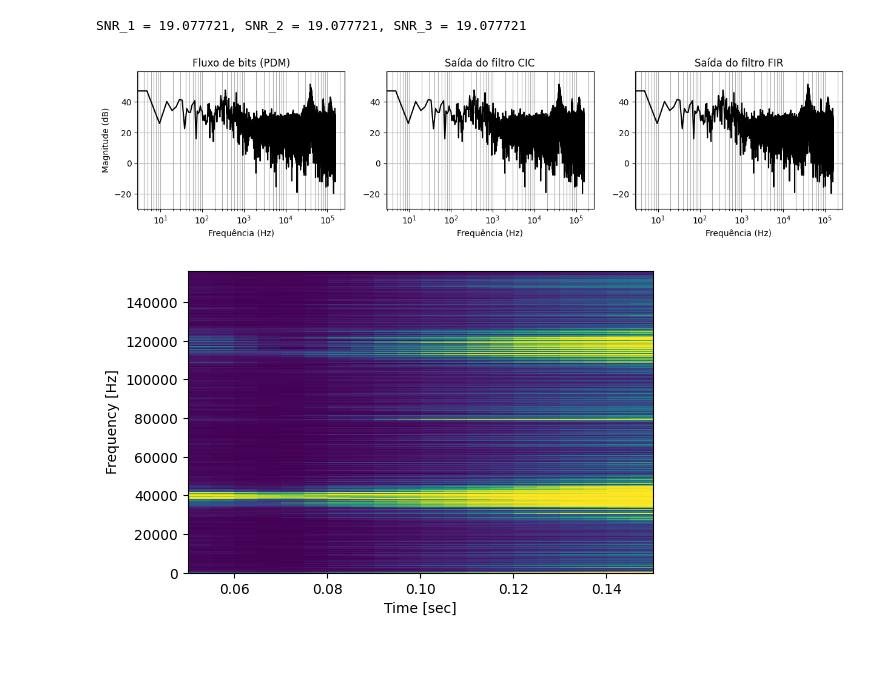
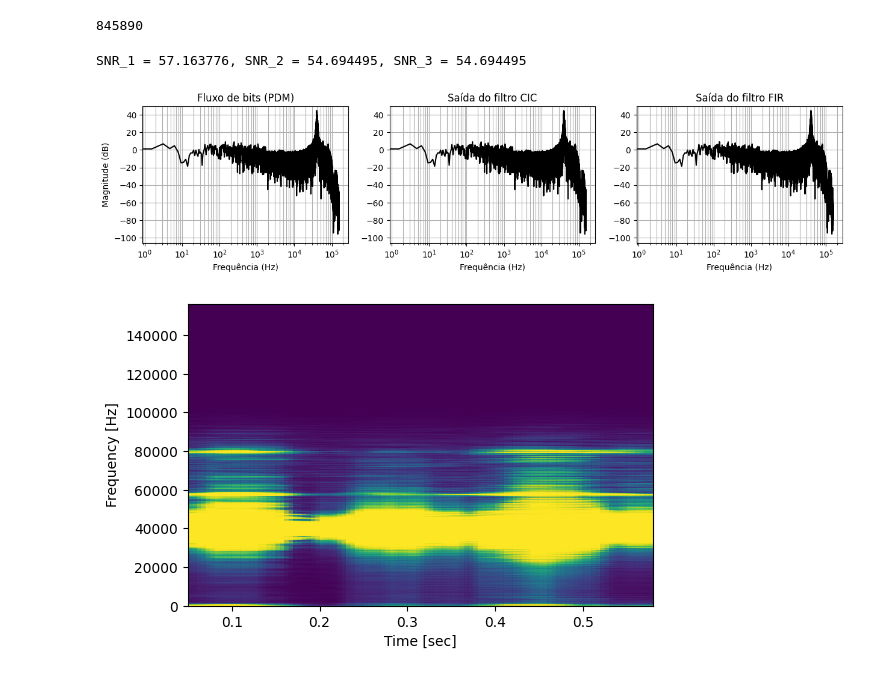
Before and after one commit to Lwao/mems2sd_esp32, a Jupyter notebook: python/PDMSignalProcessing/ProcessPCM.ipynb, the cells around one changed output. Drawn from its saved outputs; the diff is of its cells as text; code cells hidden in the pictures.

```diff
--- a/python/PDMSignalProcessing/ProcessPCM.ipynb
+++ b/python/PDMSignalProcessing/ProcessPCM.ipynb
@@ -21,5 +18,5 @@ The autoreload extension is already loaded. To reload it, use:
 # %%
-fname = "REC15.WAV"
+fname = "REC3.WAV"
 wd = r"C:/Users/levyg/Documents/MEGA/Repositories/mems2sd_esp32/python/PDMSignalProcessing/"
 fs_pcm = 312500
 os = 16
@@ -28,22 +25,28 @@ data_pcm, _ = sf.read(
                         channels=1,
                         samplerate=int(fs_pcm),
                         format='RAW',
-                        endian='BIG',
+                        endian='LITTLE',
                         subtype='PCM_16',
                         dtype=np.int16
                     )
-data_pcm = data_pcm[int(2e5):int(2e5+2**16)]
+# data_pcm = data_pcm[int(2e5):int(2e5+2**16)]
+# %%
+len(data_pcm)
+# %% [output]
+845890
+# %%
+data_pcm = data_pcm[-200000:]
 # %%
 pdm_cic_fir_plot(data_pcm, data_pcm, data_pcm, fs_pcm, 1, lang='pt')
 # %% [output]
-SNR_1 = 19.077721, SNR_2 = 19.077721, SNR_3 = 19.077721
+SNR_1 = 57.163776, SNR_2 = 54.694495, SNR_3 = 54.694495
-[figure, old version]
+[figure, new version]
 # %%
 params = Params(tapers = [7, 11], Fs=fs_pcm, pad=0, fpass=[0, fs_pcm/2], trialave=0, err=[0, 0.05])
 movingwin = [0.1, 0.01]
 S, t, f = mtspecgramc(data_pcm.ravel(), movingwin, params)
 S[:] = (S-np.min(S))/(np.max(S)-np.min(S))
 # %%
-chunked_pcolormesh(t, f, S, v=[0, 0.5e-1])
+chunked_pcolormesh(t, f, S, v=[0, 0.1e-3])
 # %% [output]
-[figure, old version]
+[figure, new version]
```
Also changed, not shown: parts of 1 cell of this notebook, 21 other files.
